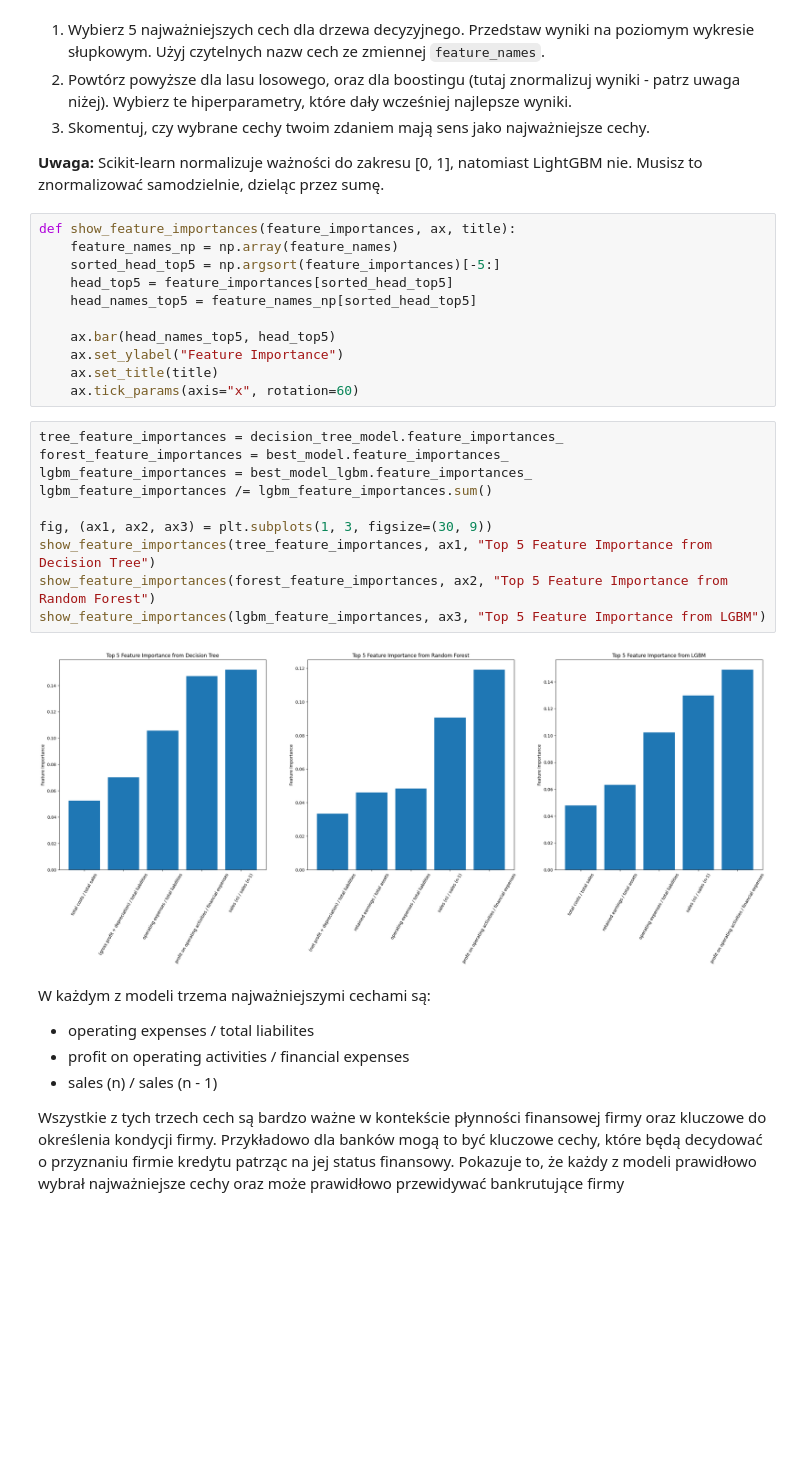
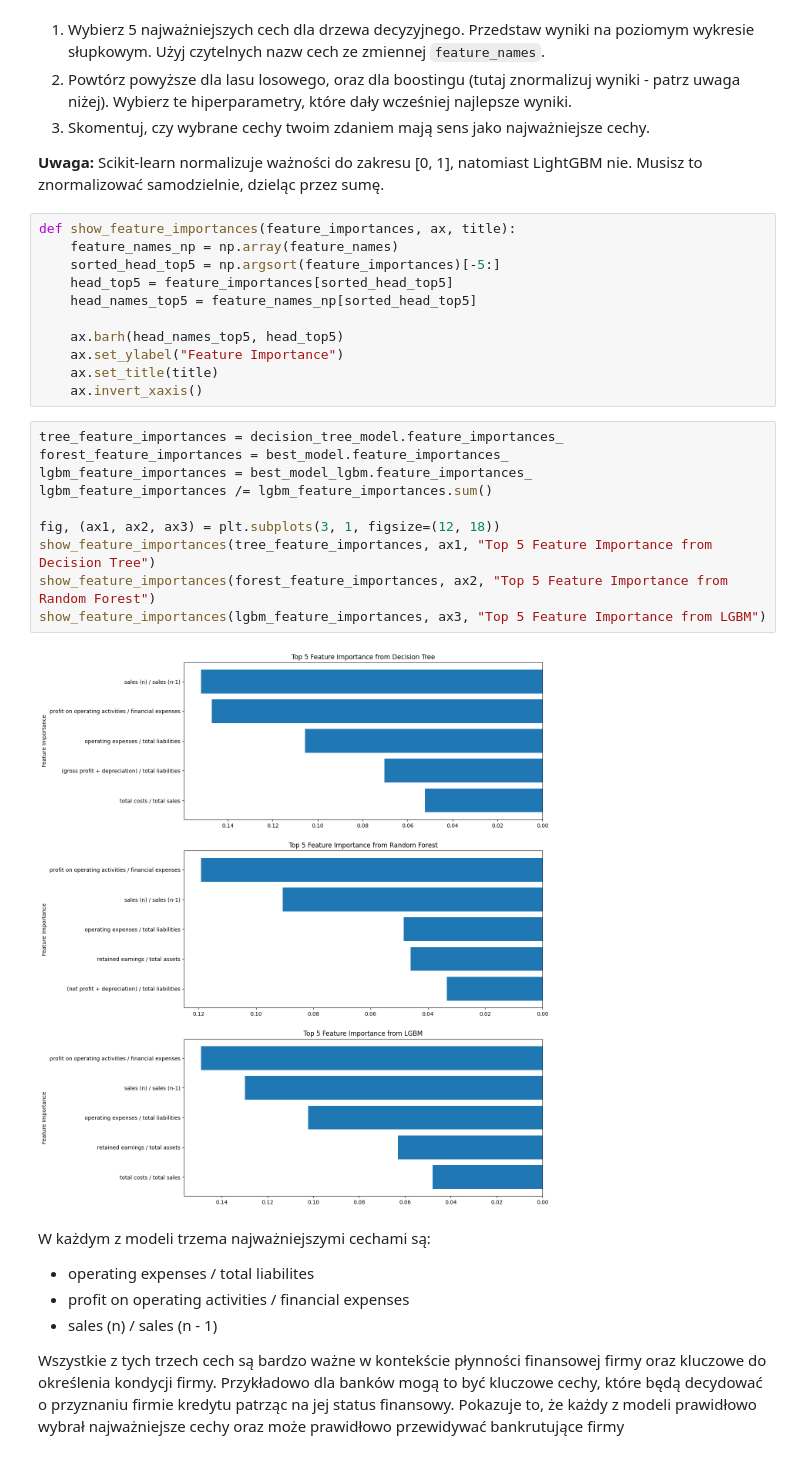
Before and after one commit to Blizek/fundamentals-of-artificial-intelligence, a Jupyter notebook: lab2/lab_2.ipynb, the cells around one changed output. Cells and saved outputs as stored; diff of their text form; blank space fills up the shorter version.

```diff
--- a/lab2/lab_2.ipynb
+++ b/lab2/lab_2.ipynb
@@ -642,22 +644,22 @@ def show_feature_importances(feature_importances, ax, title):
     head_top5 = feature_importances[sorted_head_top5]
     head_names_top5 = feature_names_np[sorted_head_top5]
 
-    ax.bar(head_names_top5, head_top5)
+    ax.barh(head_names_top5, head_top5)
     ax.set_ylabel("Feature Importance")
     ax.set_title(title)
-    ax.tick_params(axis="x", rotation=60)
+    ax.invert_xaxis()
 # %%
 tree_feature_importances = decision_tree_model.feature_importances_
 forest_feature_importances = best_model.feature_importances_
 lgbm_feature_importances = best_model_lgbm.feature_importances_
 lgbm_feature_importances /= lgbm_feature_importances.sum()
 
-fig, (ax1, ax2, ax3) = plt.subplots(1, 3, figsize=(30, 9))
+fig, (ax1, ax2, ax3) = plt.subplots(3, 1, figsize=(12, 18))
 show_feature_importances(tree_feature_importances, ax1, "Top 5 Feature Importance from Decision Tree")
 show_feature_importances(forest_feature_importances, ax2, "Top 5 Feature Importance from Random Forest")
 show_feature_importances(lgbm_feature_importances, ax3, "Top 5 Feature Importance from LGBM")
 # %% [output]
-[figure, old version]
+[figure, new version]
 # %% [markdown]
 W każdym z modeli trzema najważniejszymi cechami są:
  - operating expenses / total liabilites
```
Also changed, not shown: parts of 8 cells of this notebook, 2 other files.
